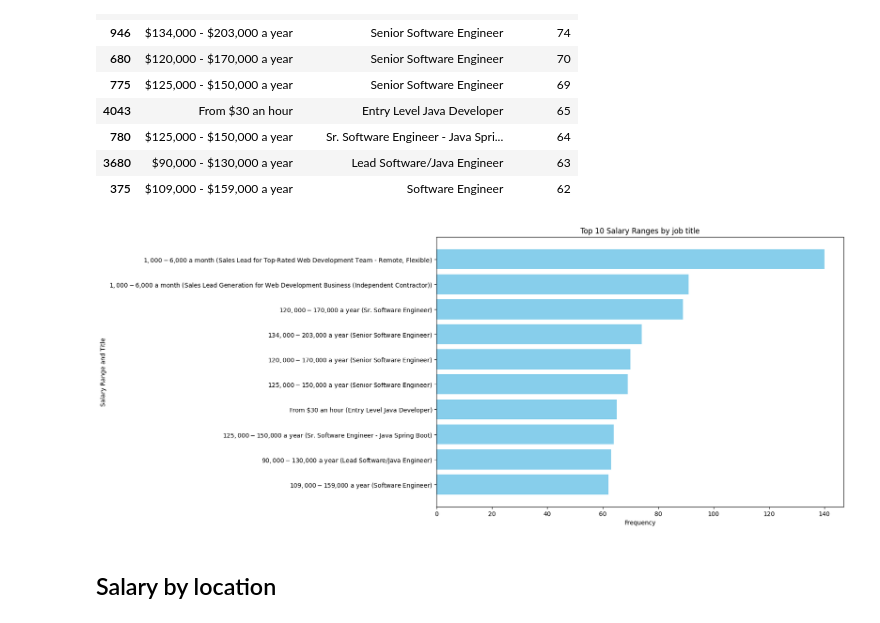
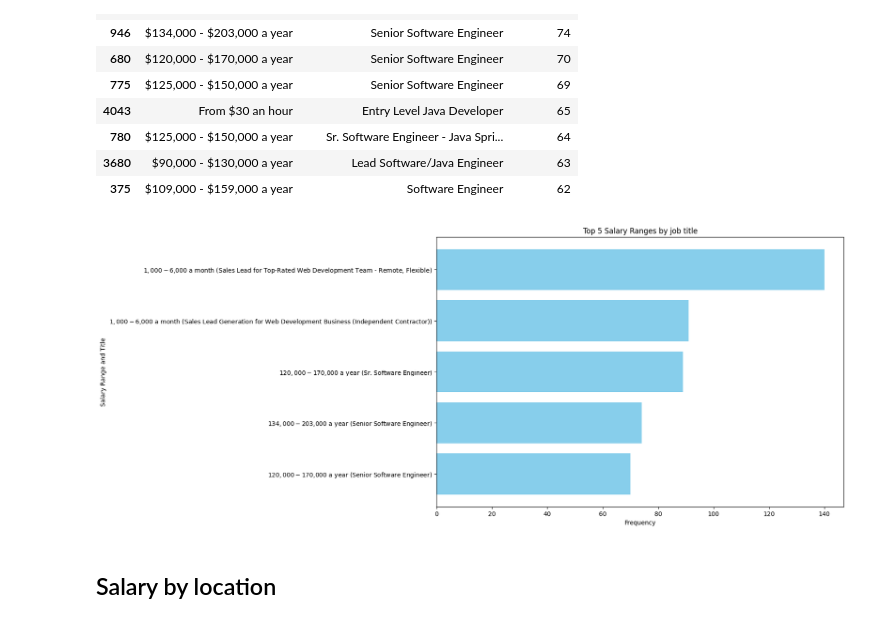
Before and after one commit to LeoIvin/US-SWE-Job-Posting-Analysis, a Jupyter notebook: analysis.ipynb, the cells around one changed output. Cells and saved outputs as stored; diff of their text form; code cells hidden in the pictures.

```diff
--- a/analysis.ipynb
+++ b/analysis.ipynb
@@ -319,18 +475,18 @@ salaries_by_role_sorted.head(10)
 | 375 | $109,000 - $159,000 a year | Software Engineer | 62 |
 # %%
 # Plot the top 10 salary ranges by frequency
-top_10_salaries_by_role = salaries_by_role_sorted.head(10)
+top_10_salaries_by_role = salaries_by_role_sorted.head(5)
 
 plt.figure(figsize=(12, 8))
 plt.barh(top_10_salaries_by_role['salary'] + ' (' + top_10_salaries_by_role['title'] + ')',
          top_10_salaries_by_role['frequency'], color='skyblue')
 plt.xlabel('Frequency')
 plt.ylabel('Salary Range and Title')
-plt.title('Top 10 Salary Ranges by job title')
+plt.title('Top 5 Salary Ranges by job title')
 plt.gca().invert_yaxis()  # Highest frequencies on top
 plt.show()
 # %% [output]
-[figure, old version]
+[figure, new version]
 # %% [markdown]
 ## Salary by location
 # %%
```
Also changed, not shown: parts of 11 cells of this notebook, 1 other file.
